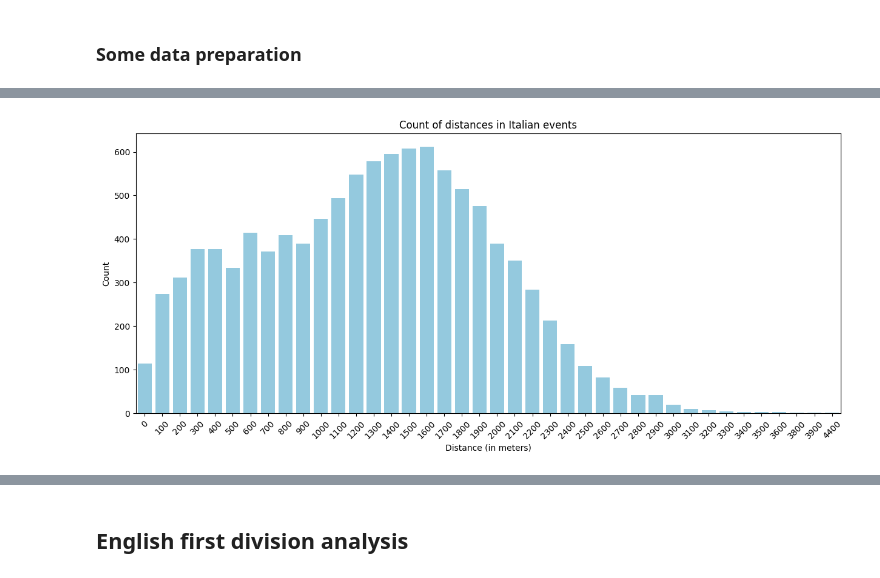
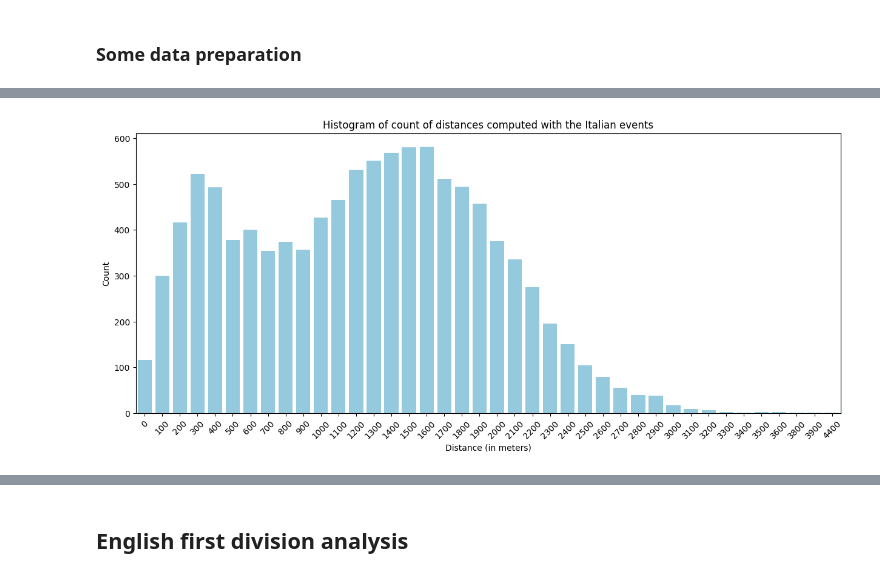
Before and after one commit to PasqualeEsposito/Geospatial_Analytics, a Jupyter notebook: Distances_analysis.ipynb, the cells around one changed output, grey strips where cells are left out. Saved outputs shown, nothing was run; the diff lists cells and outputs as text; code cells hidden in the pictures.

```diff
--- a/Distances_analysis.ipynb
+++ b/Distances_analysis.ipynb
@@ -26,6 +28,12 @@ for nation in nations:
 players={}
 with open('./data/players.json') as json_data:
     players = json.load(json_data)
+
+# loading the match data
+matches={}
+for nation in nations:
+    with open('./data/matches/matches_%s.json' %nation) as json_data:
+        matches[nation] = json.load(json_data)
 # %% [markdown]
 ### JSON to DataFrame
 # %%
@@ -48,0 +69,6 @@ Rimuovo tutti gli eventi con goal kick come subEventName perché sono tutti even
+# %%
+events_to_check = pd.DataFrame()
+for nation in events_df:
+    goal_kick_events = events_df[nation][(events_df[nation]['subEventName'] == 'Goal kick')]
+    save_attempt_events = events_df[nation][(events_df[nation]['eventName'] == 'Save attempt')]
+    events_to_check = pd.concat([events_to_check, goal_kick_events, save_attempt_events])
@@ -49,4 +81,4 @@ Rimuovo tutti gli eventi con goal kick come subEventName perché sono tutti even
 # %%
 for nation in events_df:
-    events_df[nation] = events_df[nation][(events_df[nation]['subEventName'] != 'Goal Kick')]
+    events_df[nation] = events_df[nation][(events_df[nation]['subEventName'] != 'Goal kick')]
     events_df[nation] = events_df[nation][(events_df[nation]['eventName'] != 'Save attempt')]
@@ -63,9 +103,9 @@ italian_tmp_df = sum_distances(events_players_distances_df)
 # %%
 distances_count = count_distances(italian_tmp_df)
 # %%
-plot_histogram(distances_count, 'distance', 'count', 'Distance (in meters)', 'Count', 'Count of distances in Italian events')
+plot_histogram(distances_count, 'distance', 'count', 'Distance (in meters)', 'Count', 'Histogram of count of distances computed with the Italian events')
 # %% [output]
-[figure, old version]
+[figure, new version]
 # %%
 italian_players_role_distances_df = pd.merge(italian_tmp_df, players_df, on='playerId', how='left')
 # %%
```
Also changed, not shown: parts of 63 cells of this notebook, 1 other file.
